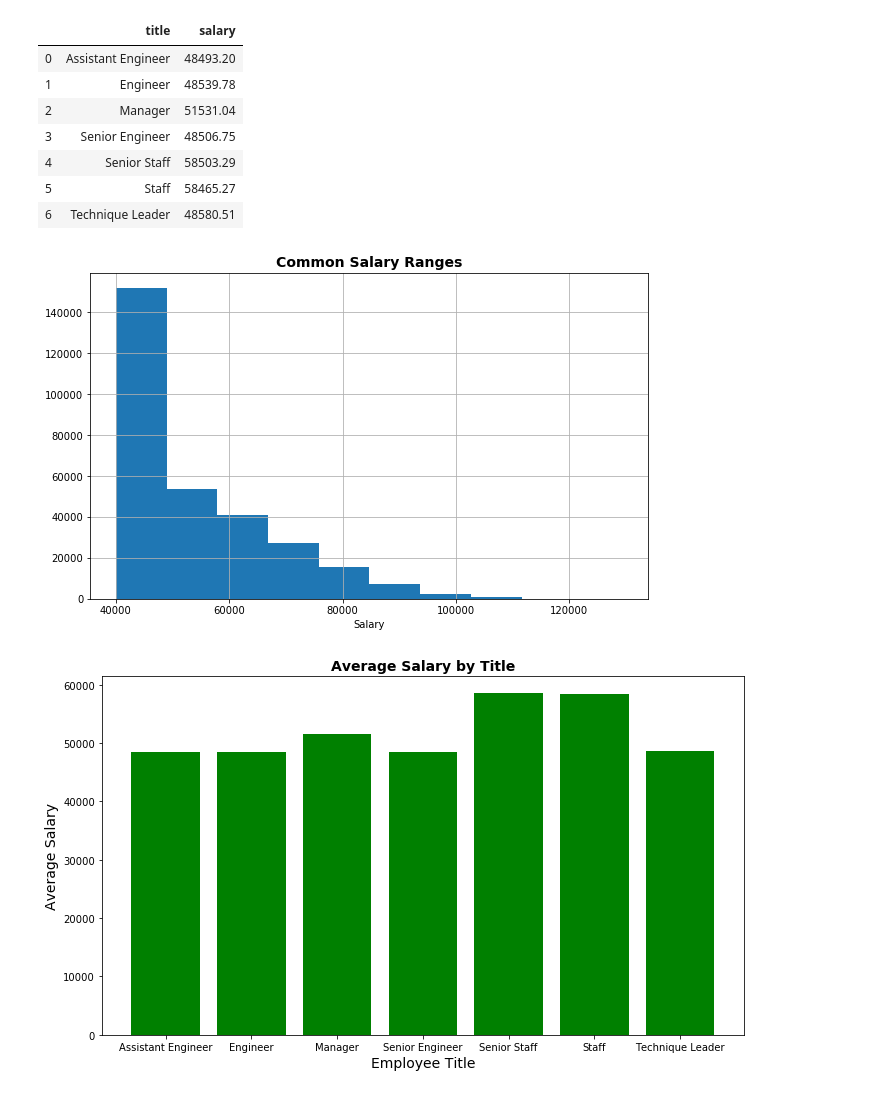
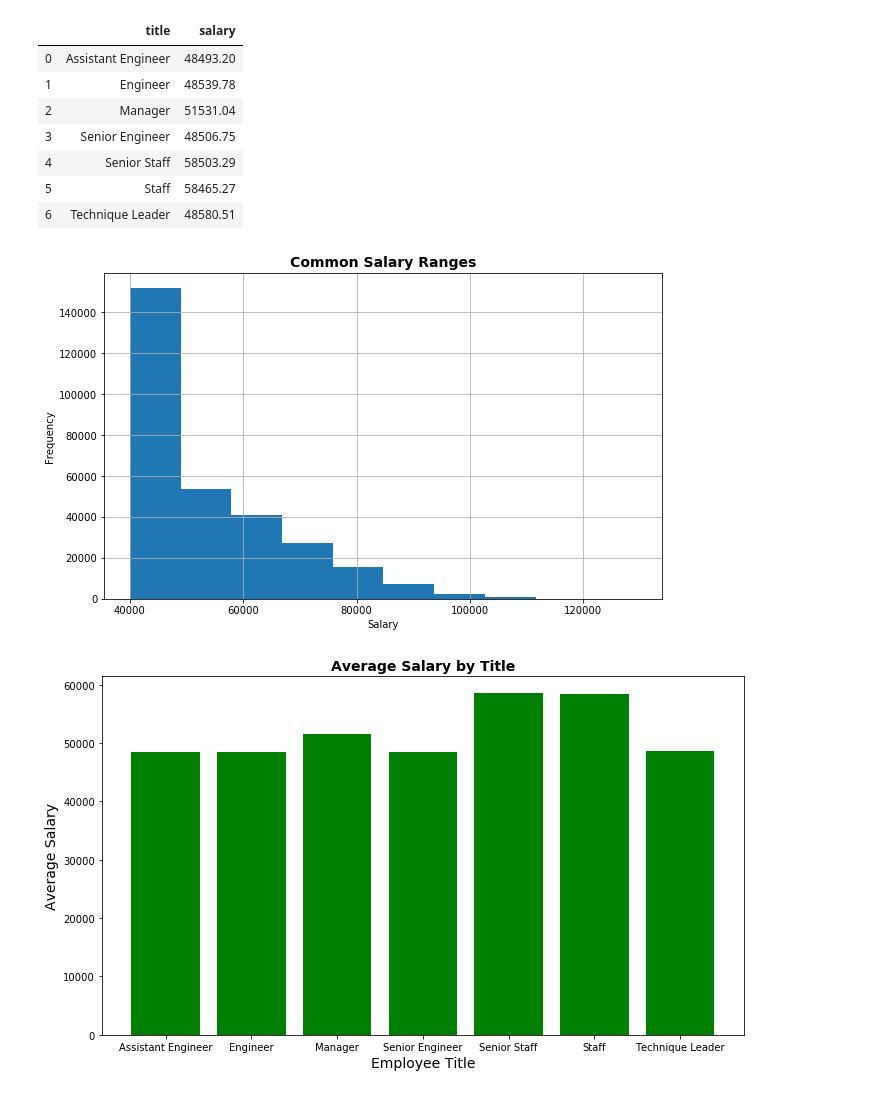
Before and after one commit to nadireag/sql-challenge, a Jupyter notebook: EmployeeSQL/Employee.ipynb, the cells around one changed output. Saved outputs shown, nothing was run; the diff lists cells and outputs as text; code cells hidden in the pictures.

```diff
--- a/EmployeeSQL/Employee.ipynb
+++ b/EmployeeSQL/Employee.ipynb
@@ -103,12 +103,13 @@ avg_salary_df
 # %%
 # create histogram for most common salary ranges for employees
 plt.figure(figsize=(10,6))
 emp_salary_df.salary.hist()
 plt.title("Common Salary Ranges", fontsize= 14, fontweight="bold")
 plt.xlabel("Salary")
+plt.ylabel("Frequency")
 plt.savefig("images/salary_range.png")
 # %% [output]
-[figure, old version]
+[figure, new version]
 # %%
 # create a bar plot for avarage salary by title
 plt.figure(figsize=(10,6))
```
Also changed, not shown: 4 other files.
